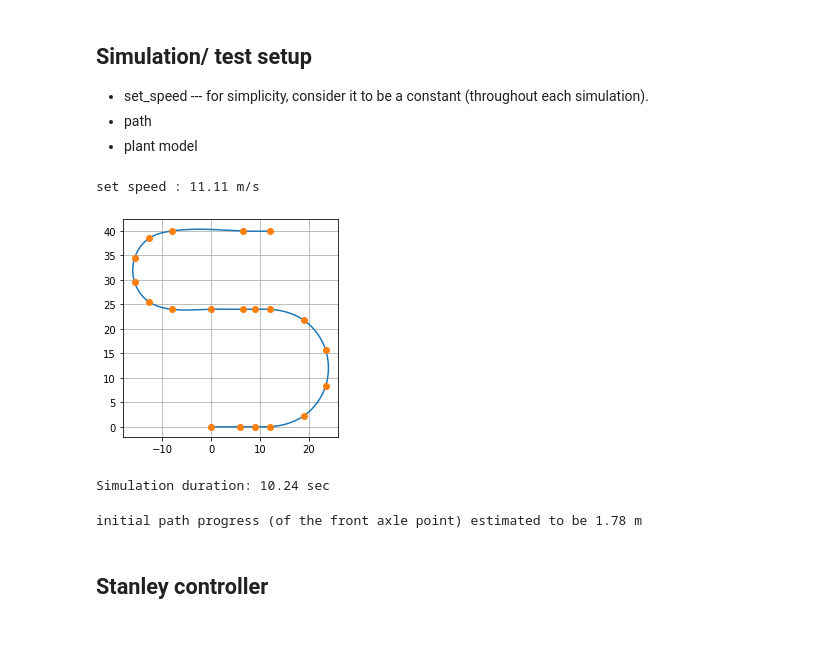
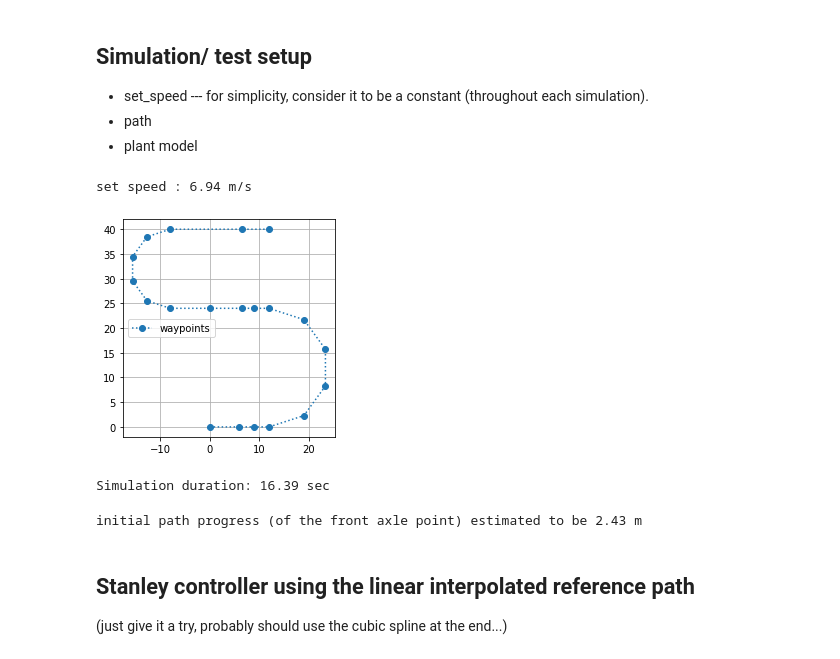
Before and after one commit to lkmuk/modular-mobile-robotics, a Jupyter notebook: examples/car/dev_kinematic_path_following.ipynb, the cells around one changed output. Drawn from its saved outputs; the diff is of its cells as text; code cells hidden in the pictures.

```diff
--- a/examples/car/dev_kinematic_path_following.ipynb
+++ b/examples/car/dev_kinematic_path_following.ipynb
@@ -20,10 +23,10 @@ from mrobotics.models.motion.kinematic import calc_xy_front_axle
 * path
 * plant model
 # %%
-set_speed = 40.0/3.6 # m/s (pretaining to the progress of the vehicle's reference point along the path!)
+set_speed = 25.0/3.6 # m/s (pretaining to the progress of the vehicle's reference point along the path!)
 print(f"set speed : {set_speed:.2f} m/s")
 # %% [output]
-set speed : 11.11 m/s
+set speed : 6.94 m/s
 # %%
 wheelbase = 1.8
 steering_max = np.deg2rad(45) # so far only used in the controller, not in the simulator yet
@@ -31,14 +34,15 @@ footprint = footprint_rectangle(xf=2.5, xr = 0.7, width=1.6)
 # %%
 r1 = 12.0
 r2 = 8.0
 task_waypts = gen_s_curve(r1,r2)
-my_curve = interpolating_path2d(task_waypts) # tried with success
+#my_curve = interpolating_path2d(task_waypts)
+my_curve = polyline(task_waypts)
 my_curve.viz()
 plt.show()
 
 sim_duration = my_curve.get_tot_dist()/set_speed
 # sim_duration = 20
 print(f"Simulation duration: {sim_duration:.2f} sec")
 # %% [output]
-[figure, old version]
+[figure, new version]
-Simulation duration: 10.24 sec
+Simulation duration: 16.39 sec
@@ -45,29 +62,20 @@ Simulation duration: 10.24 sec
 # %%
-# state vector ordering (repeated from the docstring of kinematic_car_simulator)
-# 0. X
-# 1. Y
-# 2. Yaw
-# 3. actual steering angle
-# 4. actual longitudinal velocity (a signed quantity!)
-
-initial_state = np.array([0,0,-np.deg2rad(10), -np.pi/10, 0.001])
-# crashing
-# initial_state = np.array([0,0,-np.pi/3, -np.pi/10, 0.0]) # try to be initially stationary
-
 # construct a simulator
-sim_step_sz = 0.02
 plant_simulator = kinematic_car_simulator(
     step_sz=sim_step_sz, sim_duration= sim_duration,  # 0.02 sec found to be sufficient (tried also 0.001 which leads to almost identical simulated trajectories)
     initial_state=initial_state,
-    wheelbase=wheelbase, tau_steering=0.1, tau_vx=0.5
+    wheelbase=wheelbase, tau_steering=0.4, tau_vx=1.5
 )
 
 s_init, offset_init = my_curve.project(XY_query=calc_xy_front_axle(initial_state, wheelbase),soln_tolerance=0.01, arclength_init_guess=0.0)
 print(f"initial path progress (of the front axle point) estimated to be {s_init:.2f} m")
 sim_data_Frenet_coordinate = np.zeros((plant_simulator.get_num_sim_steps()+1, 2),dtype=float)
 sim_data_Frenet_coordinate[0] = [s_init, offset_init]
+sim_data_yaw = np.zeros([plant_simulator.get_num_sim_steps()],dtype=float)
 # %% [output]
-initial path progress (of the front axle point) estimated to be 1.78 m
+initial path progress (of the front axle point) estimated to be 2.43 m
-# %% [markdown]
-## Stanley controller
+# %% [markdown]
+## Stanley controller using the linear interpolated reference path
+
+(just give it a try, probably should use the cubic spline at the end...)
 # %%
```
Also changed, not shown: parts of 17 cells of this notebook, 1 other file.
